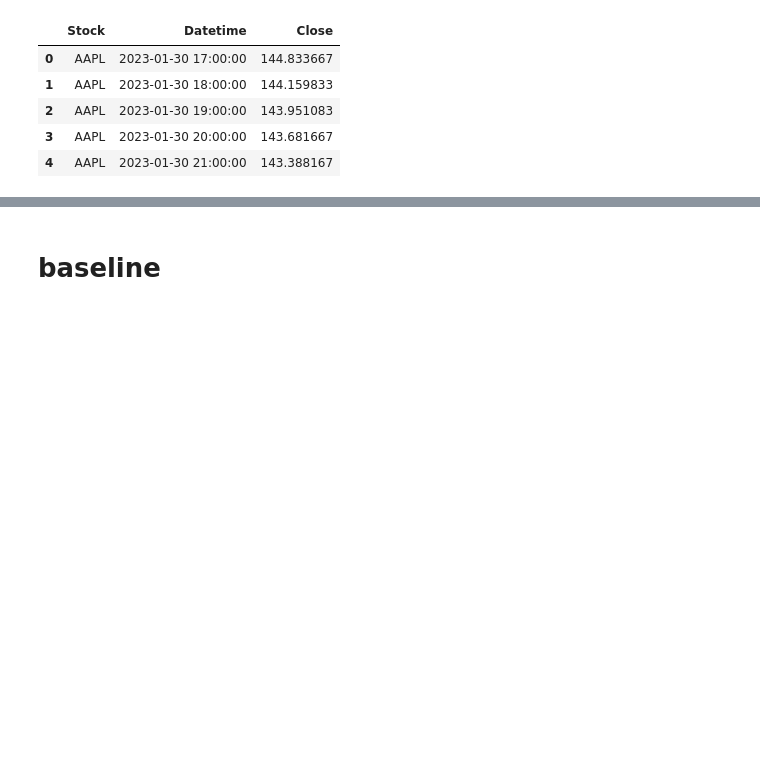
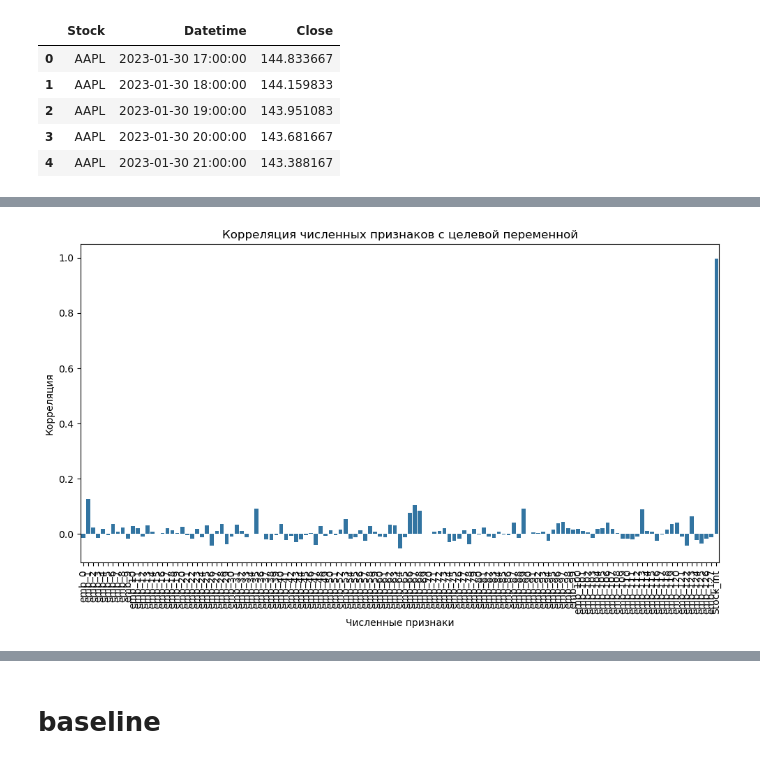
Before and after one commit to petrsokerin/Stock_Embedding, a Jupyter notebook: notebooks/TS2Vec.ipynb, the cells around one changed output, grey strips where cells are left out. Cells and saved outputs as stored; diff of their text form; code cells hidden in the pictures; blank space fills up the shorter version.

```diff
--- a/notebooks/TS2Vec.ipynb
+++ b/notebooks/TS2Vec.ipynb
@@ -348,0 +462,2 @@ plt.scatter(y = y_test, x = np.arange(len(y_test)))
+# %%
+train = df_train.drop(columns=['Datetime'])
@@ -348,0 +520,9 @@ plt.scatter(y = y_test, x = np.arange(len(y_test)))
+# %%
+import category_encoders as ce
+
+
+
+encoder = ce.TargetEncoder(cols=['Stock'])
+
+df_encoded = encoder.fit_transform(train['Stock'], train['Close'])
+train['Stock_int'] = df_encoded['Stock']
@@ -348,0 +545,21 @@ plt.scatter(y = y_test, x = np.arange(len(y_test)))
+# %%
+import seaborn as sns
+correlation_matrix = train.drop(columns=['Stock']).corr()
+
+
+target_correlation = correlation_matrix['Close']
+
+
+target_correlation = target_correlation.drop('Close')
+
+# Создание графика корреляции
+plt.figure(figsize=(10, 6))
+sns.barplot(x=target_correlation.index, y=target_correlation.values)
+plt.title('Корреляция численных признаков с целевой переменной')
+plt.xlabel('Численные признаки')
+plt.ylabel('Корреляция')
+plt.xticks(rotation=90)
+plt.tight_layout()
+plt.show()
+# %% [output]
+[figure, added]
```
Also changed, not shown: parts of 46 cells of this notebook.
